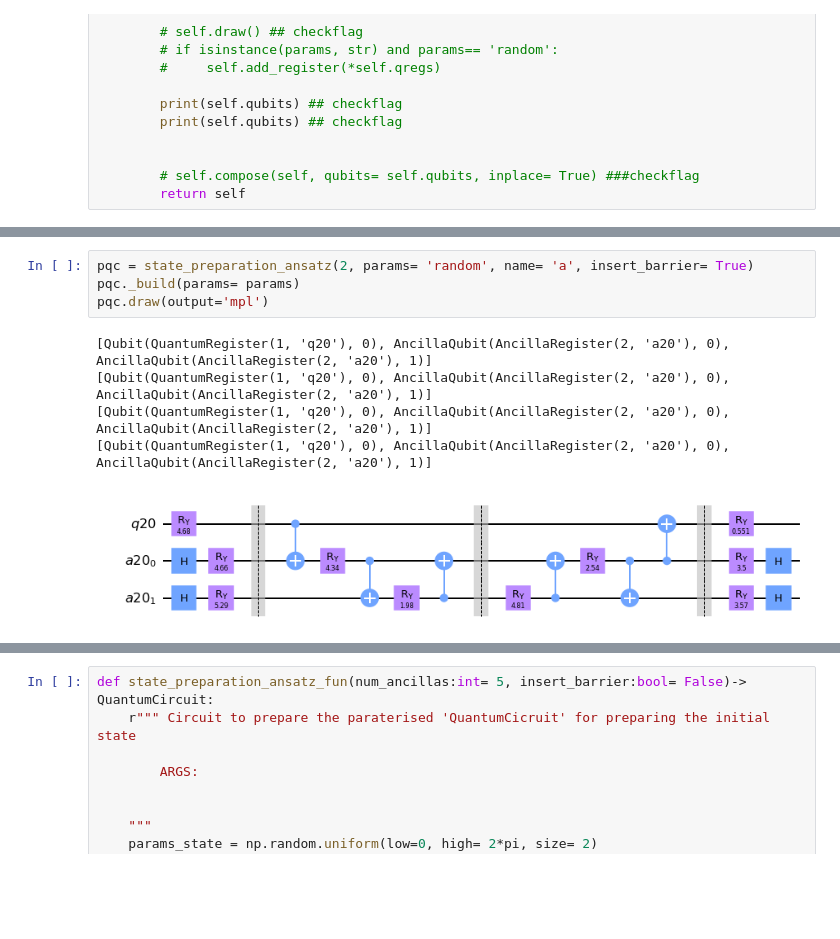
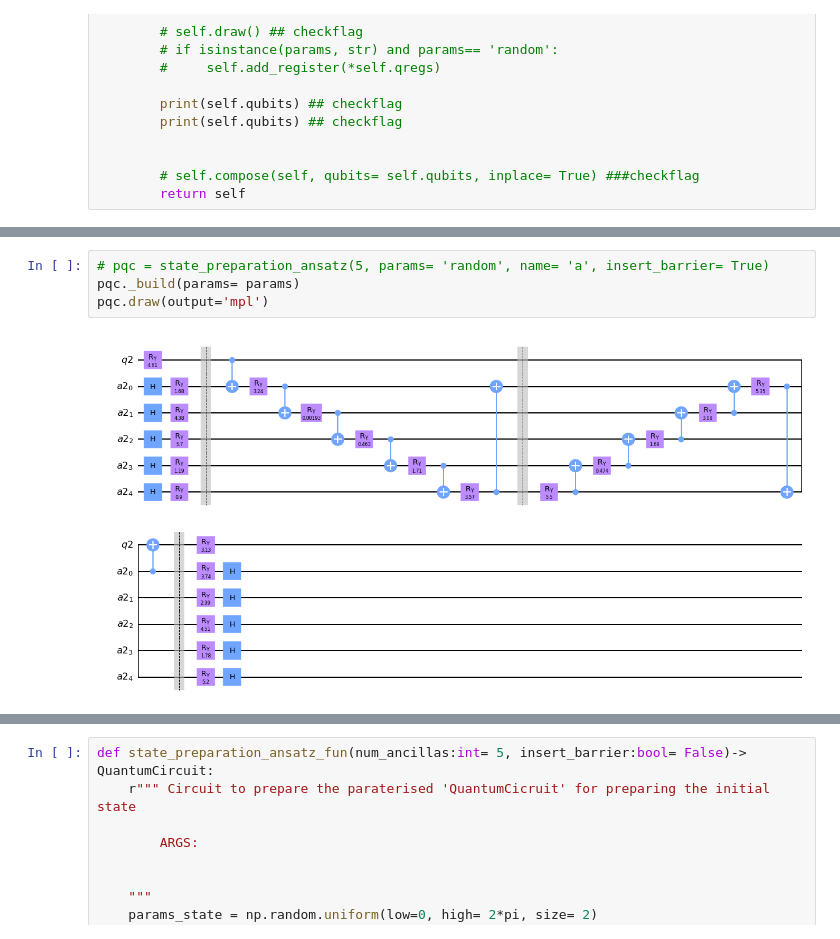
Before and after one commit to speQtrum/QulabsWorkspace-Rajarshi, a Jupyter notebook: QAE/VarQAE_alternate.ipynb, the cells around one changed output, grey strips where cells are left out. Cells and saved outputs as stored; diff of their text form; blank space fills up the shorter version.

```diff
--- a/QAE/VarQAE_alternate.ipynb
+++ b/QAE/VarQAE_alternate.ipynb
@@ -230,12 +234,8 @@ array([3.78696802, 0.78011897, 6.2680097 , 1.06673133, 3.3460535 ,
 # %%
-pqc = state_preparation_ansatz(2, params= 'random', name= 'a', insert_barrier= True)
+# pqc = state_preparation_ansatz(5, params= 'random', name= 'a', insert_barrier= True)
 pqc._build(params= params)
 pqc.draw(output='mpl')
 # %% [output]
-[Qubit(QuantumRegister(1, 'q20'), 0), AncillaQubit(AncillaRegister(2, 'a20'), 0), AncillaQubit(AncillaRegister(2, 'a20'), 1)]
-[Qubit(QuantumRegister(1, 'q20'), 0), AncillaQubit(AncillaRegister(2, 'a20'), 0), AncillaQubit(AncillaRegister(2, 'a20'), 1)]
-[Qubit(QuantumRegister(1, 'q20'), 0), AncillaQubit(AncillaRegister(2, 'a20'), 0), AncillaQubit(AncillaRegister(2, 'a20'), 1)]
-[Qubit(QuantumRegister(1, 'q20'), 0), AncillaQubit(AncillaRegister(2, 'a20'), 0), AncillaQubit(AncillaRegister(2, 'a20'), 1)]
-[figure, old version]
+[figure, new version]
 # %%
 pqc_p = pqc.load_params(params)
```
Also changed, not shown: parts of 15 cells of this notebook, 1 other file.
